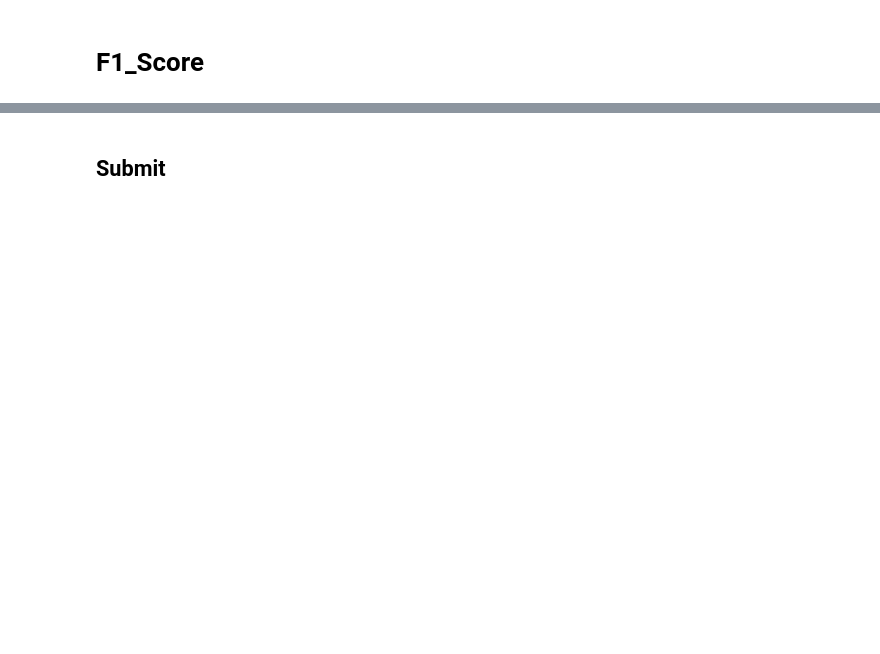
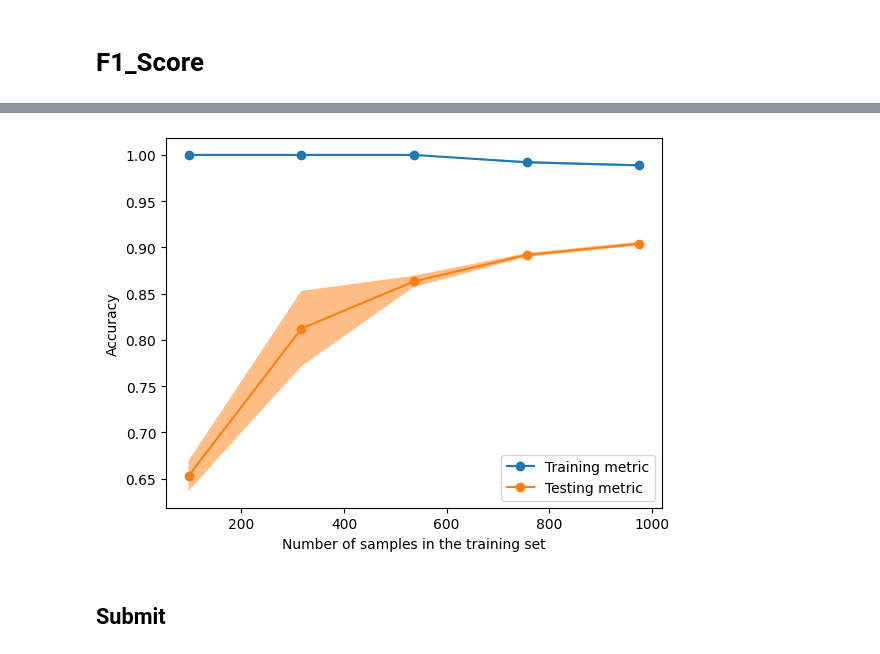
Before and after one commit to seoggu/hackerton_1, a Jupyter notebook: original copy.ipynb, the cells around one changed output, grey strips where cells are left out. Cells and saved outputs as stored; diff of their text form; code cells hidden in the pictures; blank space fills up the shorter version.

```diff
--- a/original copy.ipynb
+++ b/original copy.ipynb
@@ -431,3 +598,23 @@ preds = voting_clf_10gb.predict(TESTING_DATA)
+# %%
+import matplotlib.pyplot as plt
+
+common_params = {
+    "X": o_Train_X,
+    "y": o_Train_Y,
+    "train_sizes": np.linspace(0.1, 1.0, 5),
+    "cv": ShuffleSplit(n_splits=2, test_size=0.2, random_state=0),
+    "score_type": "both",
+    "n_jobs": 4,
+    "line_kw": {"marker": "o"},
+    "std_display_style": "fill_between",
+    "score_name": "Accuracy",
+}
+
+LearningCurveDisplay.from_estimator(plt_testing_gb, **common_params)
+
+plt.show()
+# %% [output]
+[figure, added]
 # %% [markdown]
 ## Submit
 # %%
```
Also changed, not shown: parts of 17 cells of this notebook.
